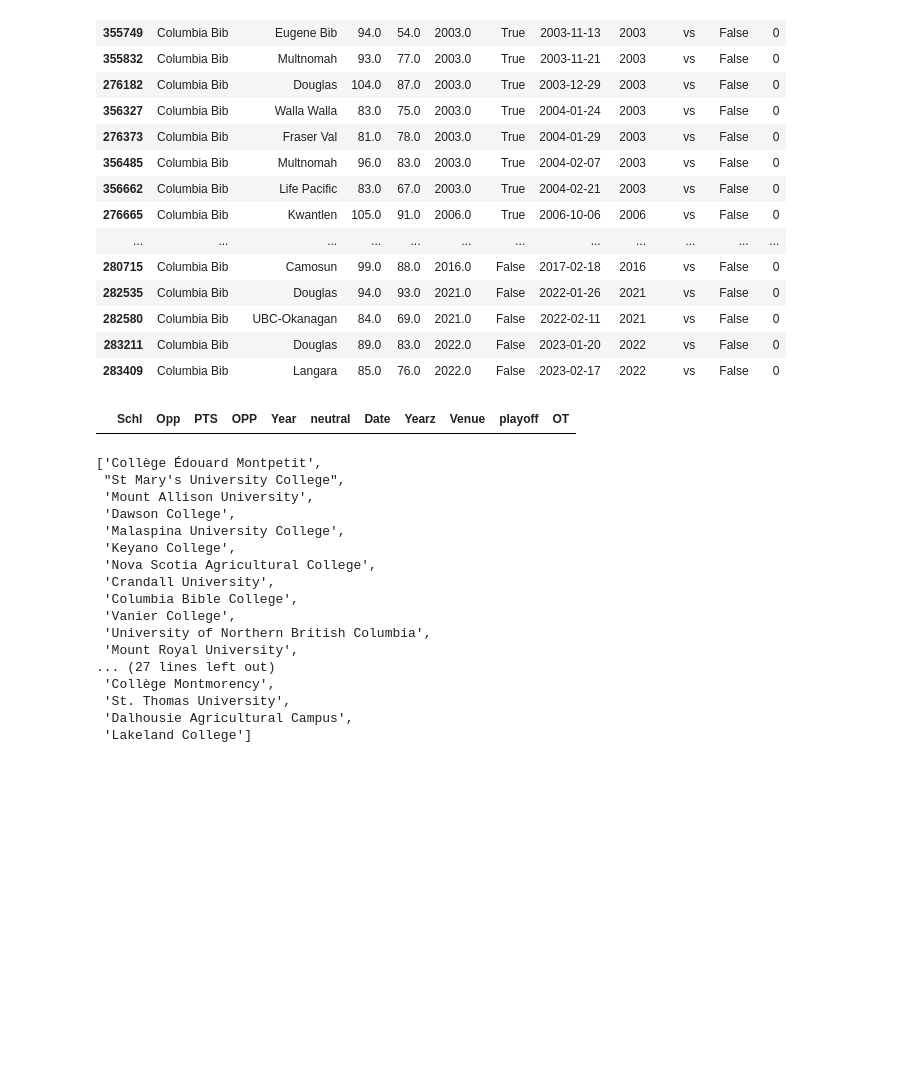
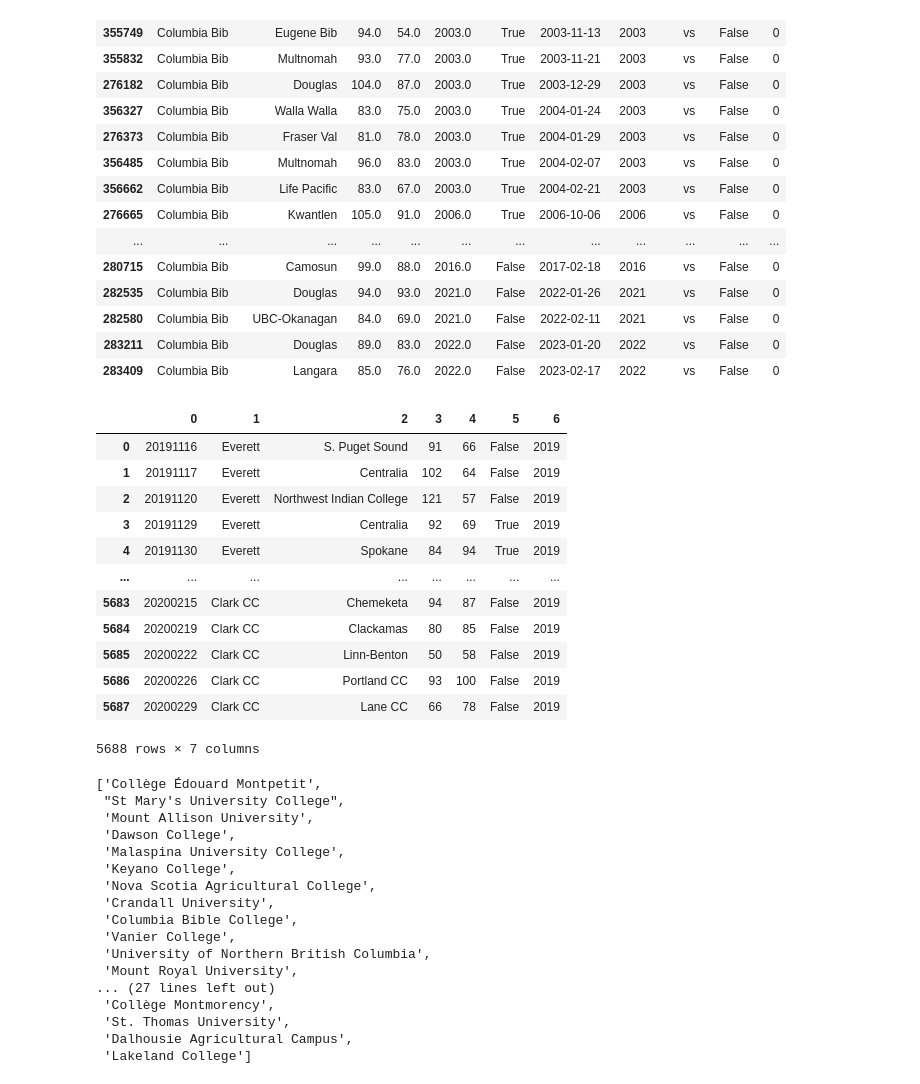
Before and after one commit to easella/ncaabelos, a Jupyter notebook: ncaab-for-free.ipynb, the cells around one changed output. Drawn from its saved outputs; the diff is of its cells as text; code cells hidden in the pictures; blank space fills up the shorter version.

Commit message:
Kaggle Notebook | ncaab for free | Version 1216

```diff
--- a/ncaab-for-free.ipynb
+++ b/ncaab-for-free.ipynb
@@ -2032,7 +2082,7 @@ games=[]
 for file in files:
     for year in years:
         link=file+str(year)+".csv"
-        df=pd.read_csv("https://ontheroadtovote.com/ncaab/nond1scores/missingscores/ccaa/ccaascores.csv")
+        df=pd.read_csv("https://ontheroadtovote.com/ncaab/nond1scores/missingscores/nwaacc/2019.txt")
         for row in df.itertuples():
             if 'Academy' not in str(row) and 'Stars' not in str(row) and 'JV' not in str(row) and 'Club' not in str(row) and 'jv' not in str(row) and 'J.V.' not in str(row) and "Jv" not in str(row) and 'Grad' not in str(row):
                 if "Prep" in str(row) and 'Air Force' not in str(row):
@@ -2043,11 +2093,25 @@ for file in files:
                     s=re.sub(r'^\s*(-\s*)?|(\s*-)?\s*$', '', s)
                     o=row.Opp
                     o=re.sub(r'^\s*(-\s*)?|(\s*-)?\s*$', '', o)
+                    o=o.replace("^","")
+                    s=s.replace("^","")
                     games.append([row.Date,s,o,row.PTS,row.OPP,row.neutral,row.Year])
-# %%
-df22[df22.Schl=='Finger Lakes']
-# %% [output]
-|  | Schl | Opp | PTS | OPP | Year | neutral | Date | Yearz | Venue | playoff | OT |
+# %%
+pd.DataFrame(games)
+# %% [output]
+|  | 0 | 1 | 2 | 3 | 4 | 5 | 6 |
+| 0 | 20191116 | Everett | S. Puget Sound | 91 | 66 | False | 2019 |
+| 1 | 20191117 | Everett | Centralia | 102 | 64 | False | 2019 |
+| 2 | 20191120 | Everett | Northwest Indian College | 121 | 57 | False | 2019 |
+| 3 | 20191129 | Everett | Centralia | 92 | 69 | True | 2019 |
+| 4 | 20191130 | Everett | Spokane | 84 | 94 | True | 2019 |
+| ... | ... | ... | ... | ... | ... | ... | ... |
+| 5683 | 20200215 | Clark CC | Chemeketa | 94 | 87 | False | 2019 |
+| 5684 | 20200219 | Clark CC | Clackamas | 80 | 85 | False | 2019 |
+| 5685 | 20200222 | Clark CC | Linn-Benton | 50 | 58 | False | 2019 |
+| 5686 | 20200226 | Clark CC | Portland CC | 93 | 100 | False | 2019 |
+| 5687 | 20200229 | Clark CC | Lane CC | 66 | 78 | False | 2019 |
+5688 rows × 7 columns
 # %%
 names
 # %% [output]
```
Also changed, not shown: parts of 7 cells of this notebook.
